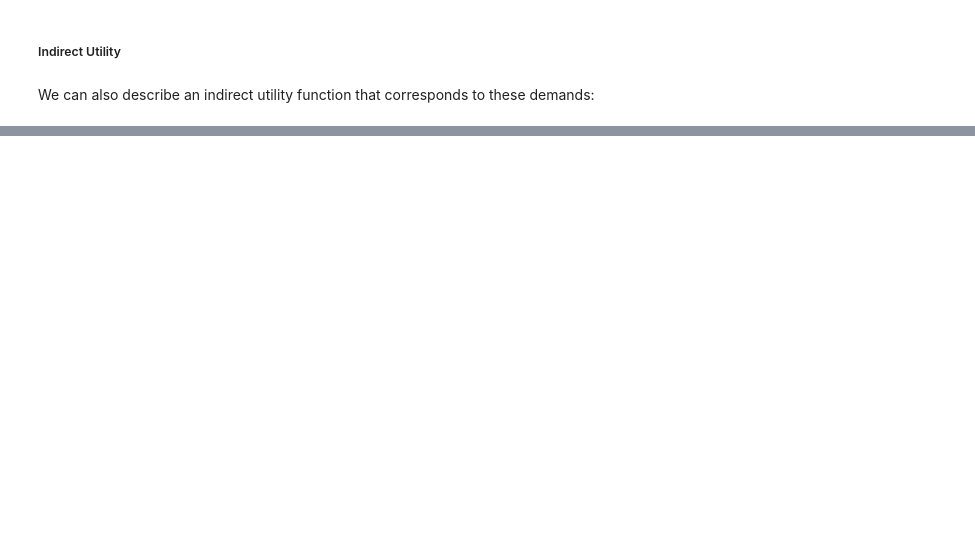
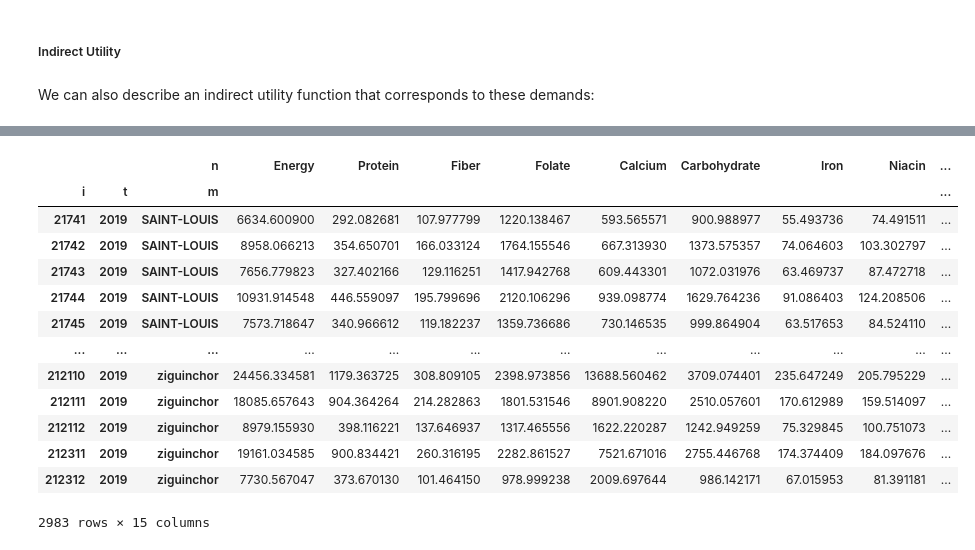
Before and after one commit to reilyfairchild/EEP153-Project-3, a Jupyter notebook: estimation_example.ipynb, the cells around one changed output, grey strips where cells are left out. Drawn from its saved outputs; the diff is of its cells as text; code cells hidden in the pictures; blank space fills up the shorter version.

```diff
--- a/estimation_example.ipynb
+++ b/estimation_example.ipynb
@@ -444,0 +668,22 @@ plt.show()
+# %%
+# If your CSV has columns [t, m, j, Price] in long form:
+p = pd.read_csv("Food_Prices_T(2019).csv")
+
+# Make sure we have 't', 'm', 'j', 'Price' columns (drop 'Unnamed' if needed)
+p = p.drop(columns=["Unnamed: 0", "Unnamed: 0.1"], errors="ignore")
+
+# Convert to numeric if needed
+p["Price"] = pd.to_numeric(p["Price"], errors="coerce")
+
+# Pivot so each unique `j` becomes a column and
+# each (t, m) is one row
+p_wide = p.pivot_table(
+    index=["t","m"],
+    columns="j",
+    values="Price",
+    aggfunc="mean"  # or 'median', 'sum', etc. if duplicates exist
+) #.reset_index()
+
+p_wide.columns.name = None  # remove the pivoted index name if desired
+
+p = p_wide #.set_index('t')
@@ -444,0 +770,36 @@ plt.show()
+# %%
+result.to_pickle('./foo.pickle')
+
+
+result = cfe.read_pickle('foo.pickle')  # Get persistent result saved above...
+
+xhat = result.predicted_expenditures()
+
+# Expenditures divided by prices/kg gives quantities in kgs...
+qhat = (xhat.unstack('j')/p).dropna(how='all')
+
+
+# Drop missing columns
+qhat = qhat.loc[:,qhat.count()>0]
+# %%
+use = fct.index.intersection(qhat.columns)
+
+
+nutrients = qhat[use]@fct.loc[use,:]
+nutrients.mean()    # NB: Nutrients are for past /week/ for entire household. (Depends on dataset)
+nutrients
+# %% [output]
+|  |  | n | Energy | Protein | Fiber | Folate | Calcium | Carbohydrate | Iron | Niacin | ... |
+| i | t | m |  |  |  |  |  |  |  |  | ... |
+| 21741 | 2019 | SAINT-LOUIS | 6634.600900 | 292.082681 | 107.977799 | 1220.138467 | 593.565571 | 900.988977 | 55.493736 | 74.491511 | ... |
+| 21742 | 2019 | SAINT-LOUIS | 8958.066213 | 354.650701 | 166.033124 | 1764.155546 | 667.313930 | 1373.575357 | 74.064603 | 103.302797 | ... |
+| 21743 | 2019 | SAINT-LOUIS | 7656.779823 | 327.402166 | 129.116251 | 1417.942768 | 609.443301 | 1072.031976 | 63.469737 | 87.472718 | ... |
+| 21744 | 2019 | SAINT-LOUIS | 10931.914548 | 446.559097 | 195.799696 | 2120.106296 | 939.098774 | 1629.764236 | 91.086403 | 124.208506 | ... |
+| 21745 | 2019 | SAINT-LOUIS | 7573.718647 | 340.966612 | 119.182237 | 1359.736686 | 730.146535 | 999.864904 | 63.517653 | 84.524110 | ... |
+| ... | ... | ... | ... | ... | ... | ... | ... | ... | ... | ... | ... |
+| 212110 | 2019 | ziguinchor | 24456.334581 | 1179.363725 | 308.809105 | 2398.973856 | 13688.560462 | 3709.074401 | 235.647249 | 205.795229 | ... |
+| 212111 | 2019 | ziguinchor | 18085.657643 | 904.364264 | 214.282863 | 1801.531546 | 8901.908220 | 2510.057601 | 170.612989 | 159.514097 | ... |
+| 212112 | 2019 | ziguinchor | 8979.155930 | 398.116221 | 137.646937 | 1317.465556 | 1622.220287 | 1242.949259 | 75.329845 | 100.751073 | ... |
+| 212311 | 2019 | ziguinchor | 19161.034585 | 900.834421 | 260.316195 | 2282.861527 | 7521.671016 | 2755.446768 | 174.374409 | 184.097676 | ... |
+| 212312 | 2019 | ziguinchor | 7730.567047 | 373.670130 | 101.464150 | 978.999238 | 2009.697644 | 986.142171 | 67.015953 | 81.391181 | ... |
+2983 rows × 15 columns
```
Also changed, not shown: parts of 29 cells of this notebook, 1 other file.
